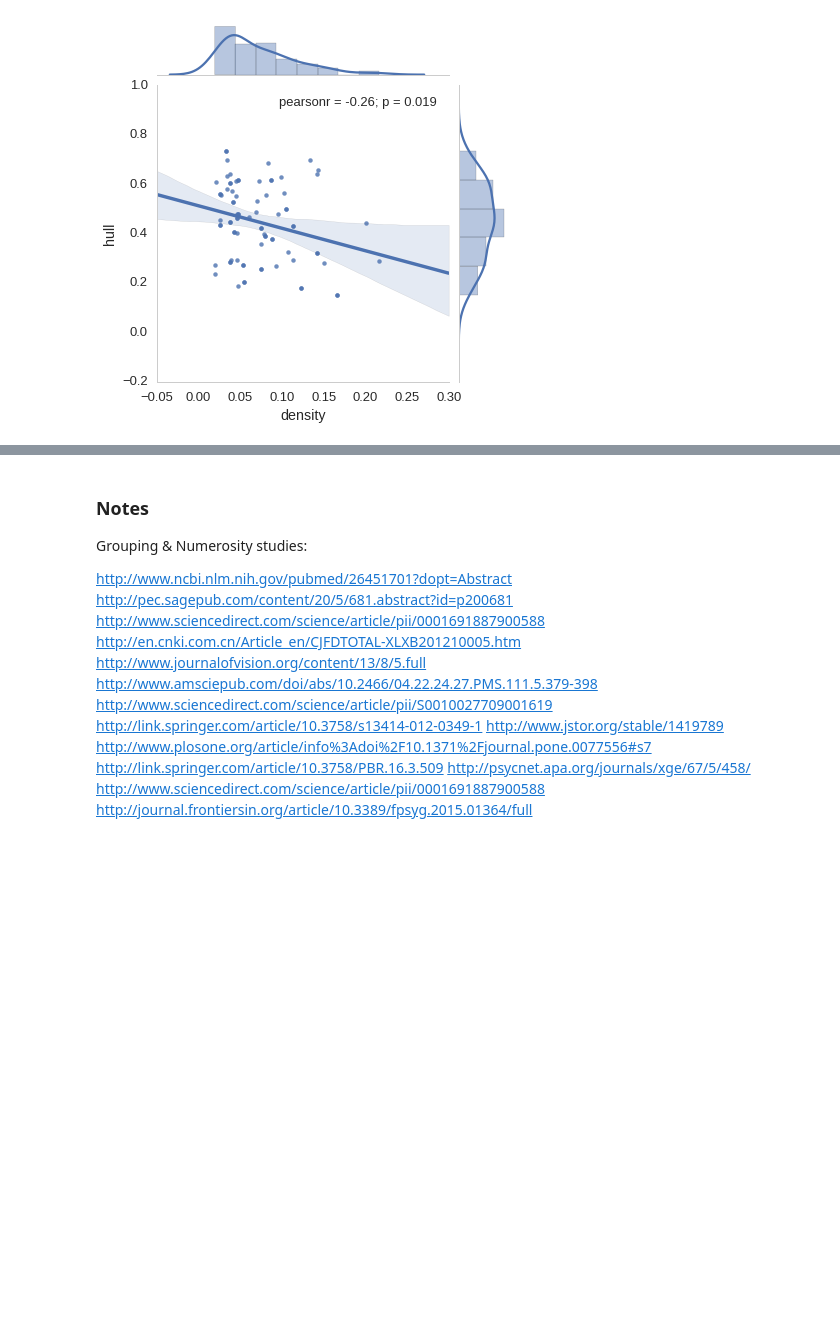
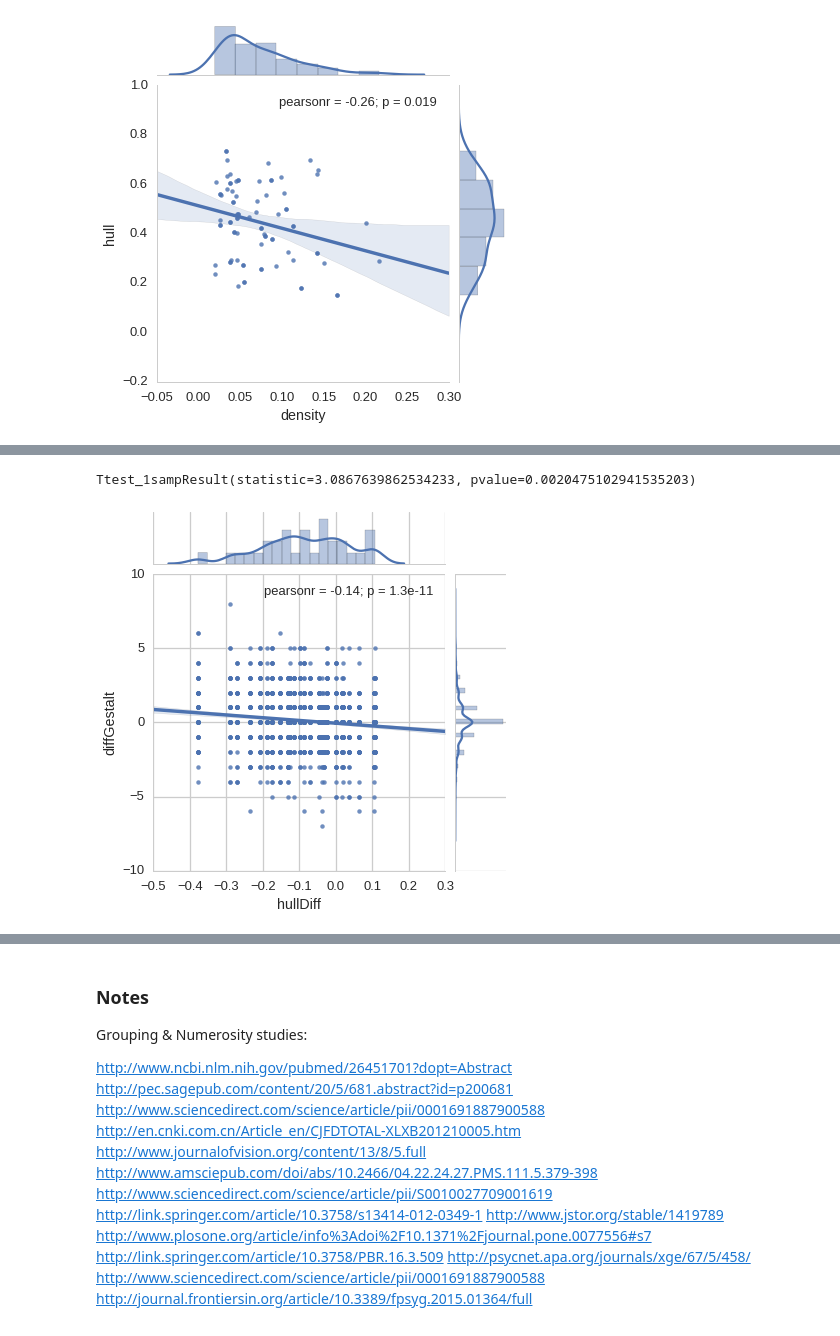
Before and after one commit to hoenir/GestaltAppreciation, a Jupyter notebook: analysis/AppreciationNumerosity.ipynb, the cells around one changed output, grey strips where cells are left out. Saved outputs shown, nothing was run; the diff lists cells and outputs as text; code cells hidden in the pictures; blank space fills up the shorter version.

```diff
--- a/analysis/AppreciationNumerosity.ipynb
+++ b/analysis/AppreciationNumerosity.ipynb
@@ -798,0 +821,11 @@ sns.jointplot(x="density", y="hull", data=dfmerged, kind="reg")
+# %%
+andf = pd.read_csv("data_per_img_participant.csv")
+# %%
+stats.ttest_1samp(andf[andf.diffInv.notnull()].diffInv, 0, axis=0)
+stats.ttest_1samp(andf.diffGestalt, 0, axis=0)
+# %% [output]
+Ttest_1sampResult(statistic=3.0867639862534233, pvalue=0.0020475102941535203)
+# %%
+sns.jointplot(x="hullDiff", y="diffGestalt", data=andf, kind="reg");
+# %% [output]
+[figure, added]
```
Also changed, not shown: parts of 40 cells of this notebook, 3 other files.
